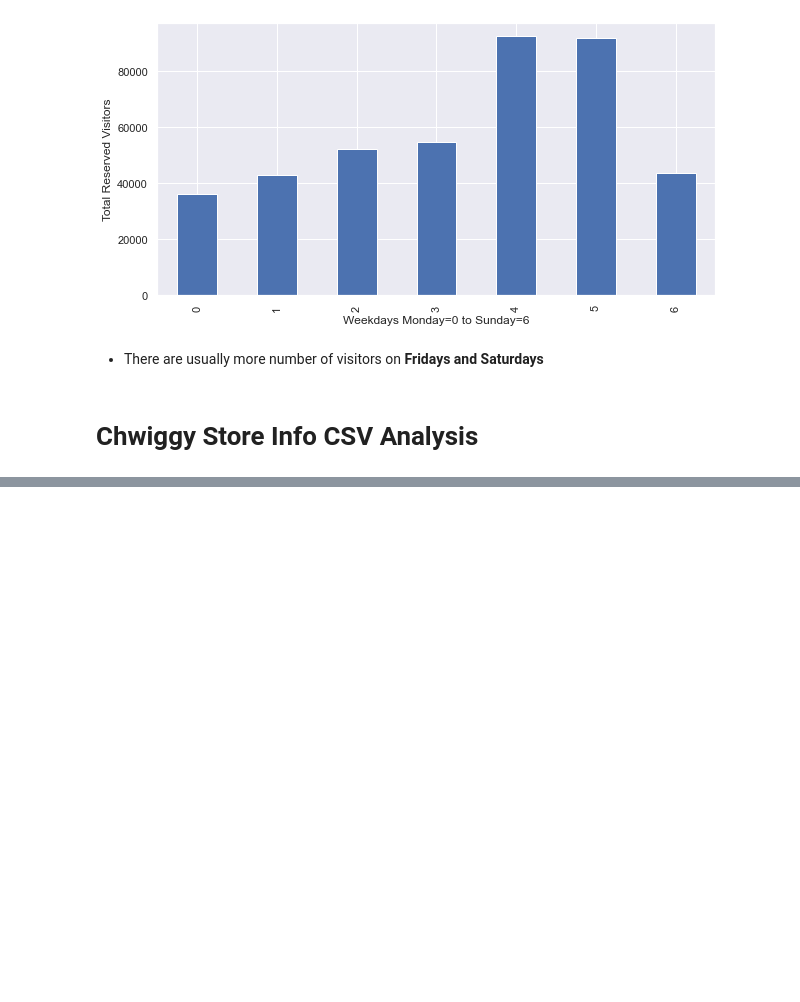
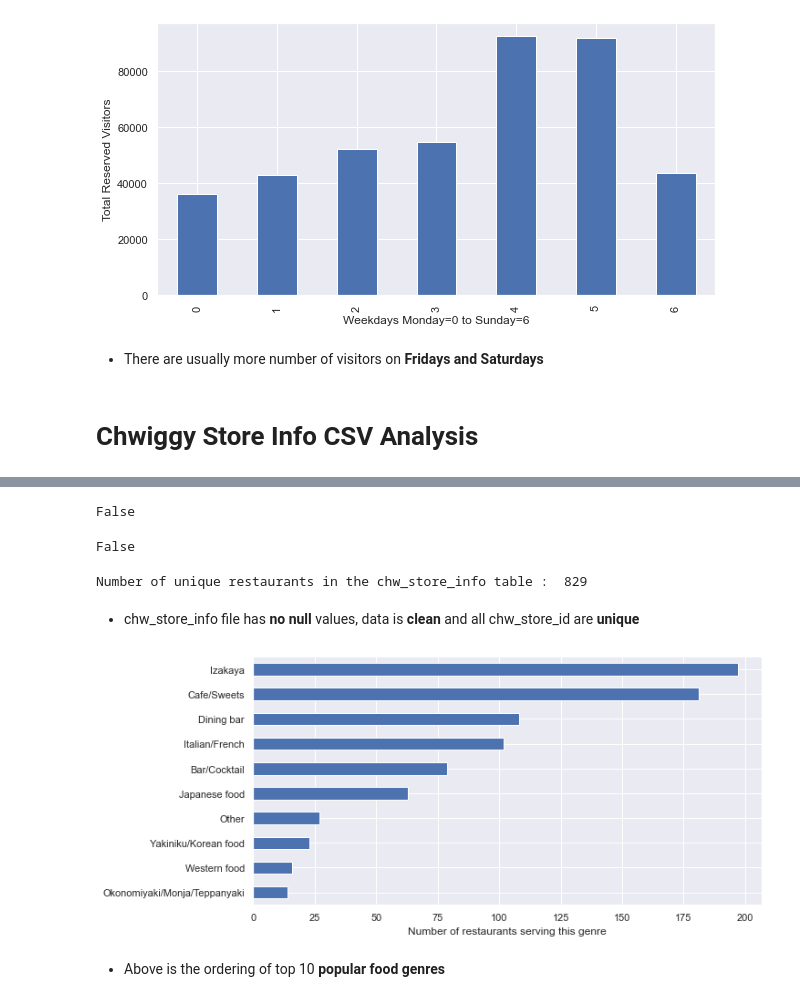
Before and after one commit to ChandrakantSahu17/IIITB_Sem1_ML_Project, a Jupyter notebook: OurCode_TerminalStack.ipynb, the cells around one changed output, grey strips where cells are left out. Cells and saved outputs as stored; diff of their text form; code cells hidden in the pictures; blank space fills up the shorter version.

```diff
--- a/OurCode_TerminalStack.ipynb
+++ b/OurCode_TerminalStack.ipynb
@@ -177,0 +188,3 @@ plt.show()
+# %%
+chw_store_info = pd.read_csv('Data/come-visit-again-iiitb/chw_store_info.csv')
+chw_store_info.info()
@@ -177,0 +220,23 @@ plt.show()
+# %%
+chw_store_info.isnull().values.any()
+# %% [output]
+False
+# %%
+chw_store_info['chw_store_id'].duplicated().any()
+# %% [output]
+False
+# %%
+print('Number of unique restaurants in the chw_store_info table : ', len(chw_store_info['chw_store_id'].unique()))
+# %% [output]
+Number of unique restaurants in the chw_store_info table :  829
+# %% [markdown]
+* chw_store_info file has __no null__ values, data is __clean__ and all chw_store_id are __unique__
+# %%
+temp = chw_store_info['chw_genre_name'].value_counts()
+temp.nlargest(10).sort_values().plot(kind='barh',figsize=(10,5))
+plt.xlabel("Number of restaurants serving this genre")
+plt.show()
+# %% [output]
+[figure, added]
+# %% [markdown]
+* Above is the ordering of top 10 __popular food genres__
```
Also changed, not shown: parts of 16 cells of this notebook.
